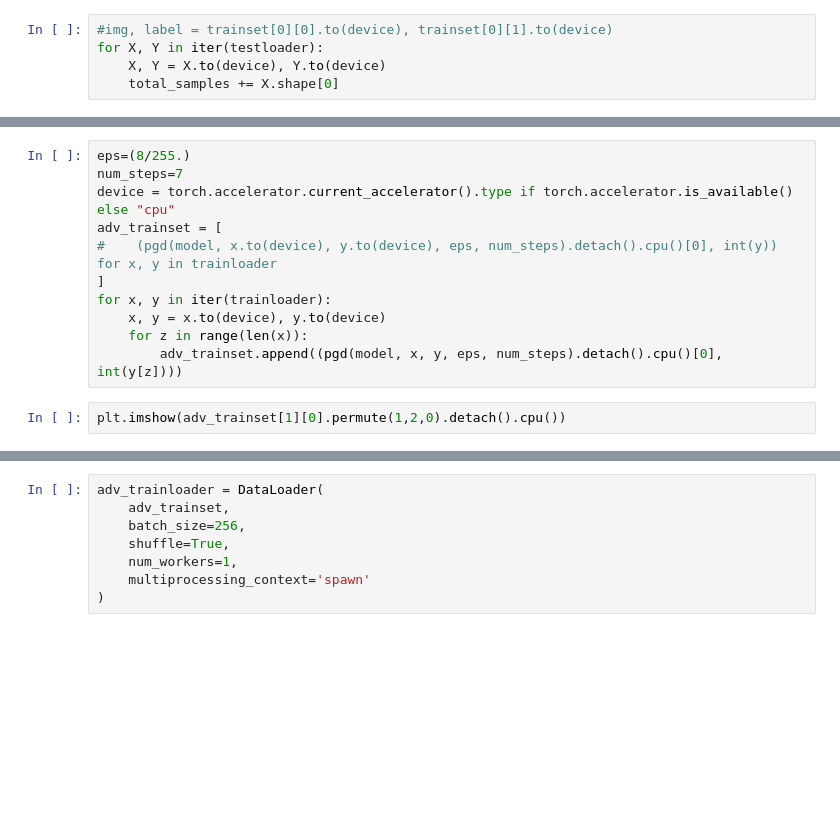
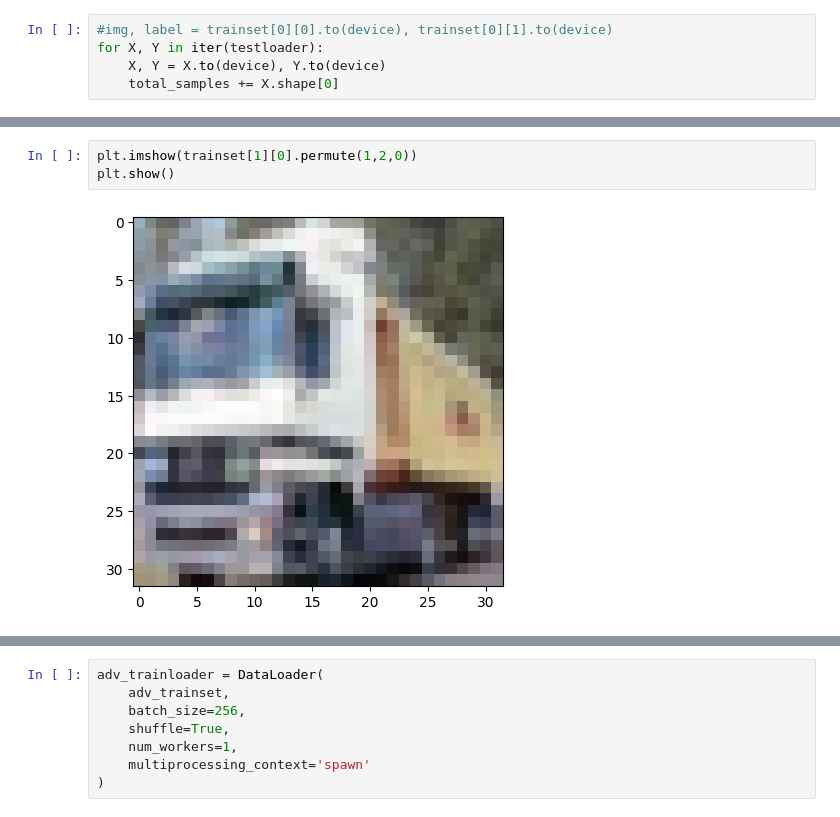
Before and after one commit to PaoloWang1/adversarial_learning, a Jupyter notebook: Adversarial_homework.ipynb, the cells around one changed output, grey strips where cells are left out. Drawn from its saved outputs; the diff is of its cells as text; blank space fills up the shorter version.

```diff
--- a/Adversarial_homework.ipynb
+++ b/Adversarial_homework.ipynb
@@ -332,13 +312,5 @@ for x in range(15):
-# %%
-eps=(8/255.)
-num_steps=7
-device = torch.accelerator.current_accelerator().type if torch.accelerator.is_available() else "cpu"
-adv_trainset = [
-#    (pgd(model, x.to(device), y.to(device), eps, num_steps).detach().cpu()[0], int(y)) for x, y in trainloader
-]
-for x, y in iter(trainloader):
-    x, y = x.to(device), y.to(device)
-    for z in range(len(x)):
-        adv_trainset.append((pgd(model, x, y, eps, num_steps).detach().cpu()[0], int(y[z])))
 # %%
-plt.imshow(adv_trainset[1][0].permute(1,2,0).detach().cpu())
+plt.imshow(trainset[1][0].permute(1,2,0))
+plt.show()
+# %% [output]
+[figure, added]
```
Also changed, not shown: parts of 10 cells of this notebook.
